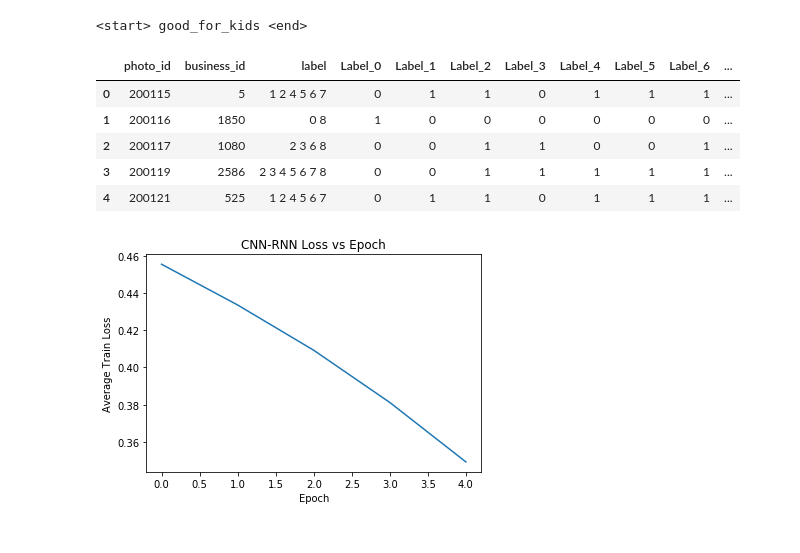
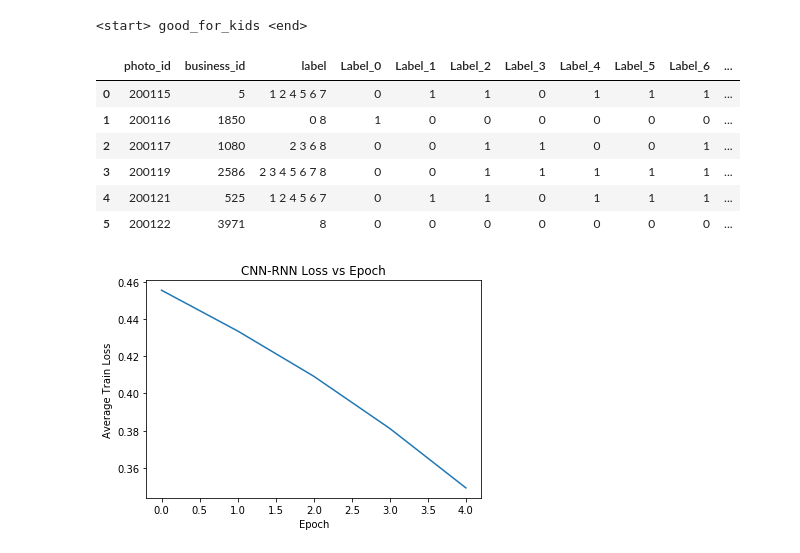
Before and after one commit to AyushPBhandari/Yelp-Restraunt-Photo-Classification, a Jupyter notebook: CNN - RNN YELP.ipynb, the cells around one changed output. Cells and saved outputs as stored; diff of their text form; code cells hidden in the pictures.

```diff
--- a/CNN - RNN YELP.ipynb
+++ b/CNN - RNN YELP.ipynb
@@ -348,26 +331,27 @@ for i in photos:
 # %%
 #Cell 9
 test3 = pd.read_csv('/Users/JosephVele/Downloads/all/test_photo_to_biz_ids.csv')
 
 vocab = ['<padding>',
          'good_for_lunch',
          'good_for_dinner',
          'takes_reservations',
          'outdoor_seating',
          'restaurant_is_expensive',
          'has_alcohol',
          'has_table_service',
          'ambience_is_classy',
          'good_for_kids',
          '<start>', '<end>']
-test3.head(5)
+test3.head(6)
 # %% [output]
 |  | photo_id | business_id | label | Label_0 | Label_1 | Label_2 | Label_3 | Label_4 | Label_5 | Label_6 | ... |
 | 0 | 200115 | 5 | 1 2 4 5 6 7 | 0 | 1 | 1 | 0 | 1 | 1 | 1 | ... |
 | 1 | 200116 | 1850 | 0 8 | 1 | 0 | 0 | 0 | 0 | 0 | 0 | ... |
 | 2 | 200117 | 1080 | 2 3 6 8 | 0 | 0 | 1 | 1 | 0 | 0 | 1 | ... |
 | 3 | 200119 | 2586 | 2 3 4 5 6 7 8 | 0 | 0 | 1 | 1 | 1 | 1 | 1 | ... |
 | 4 | 200121 | 525 | 1 2 4 5 6 7 | 0 | 1 | 1 | 0 | 1 | 1 | 1 | ... |
+| 5 | 200122 | 3971 | 8 | 0 | 0 | 0 | 0 | 0 | 0 | 0 | ... |
 # %%
 plt.plot ( pd.DataFrame(train_losses)[0], pd.DataFrame(train_losses)[1])
 plt.xlabel('Epoch')
```
Also changed, not shown: parts of 19 cells of this notebook.
